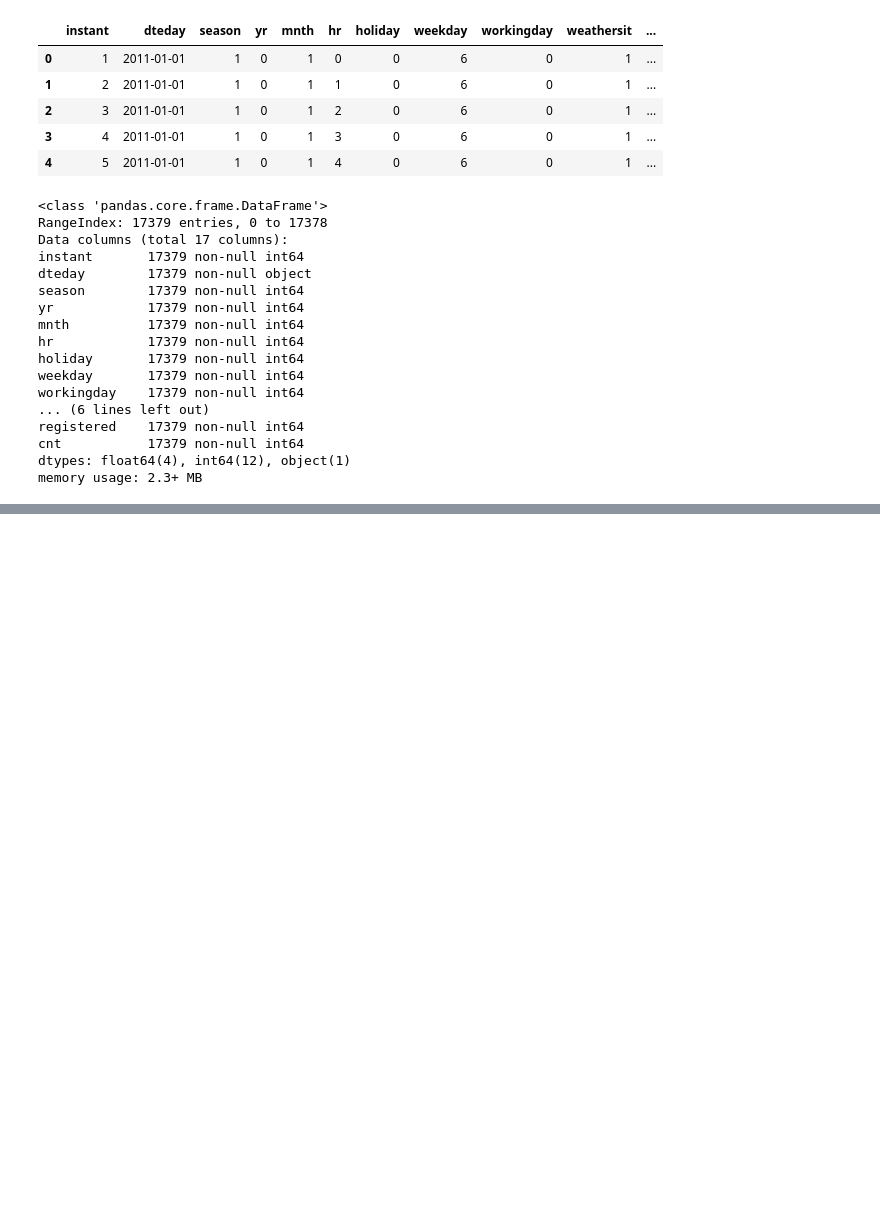
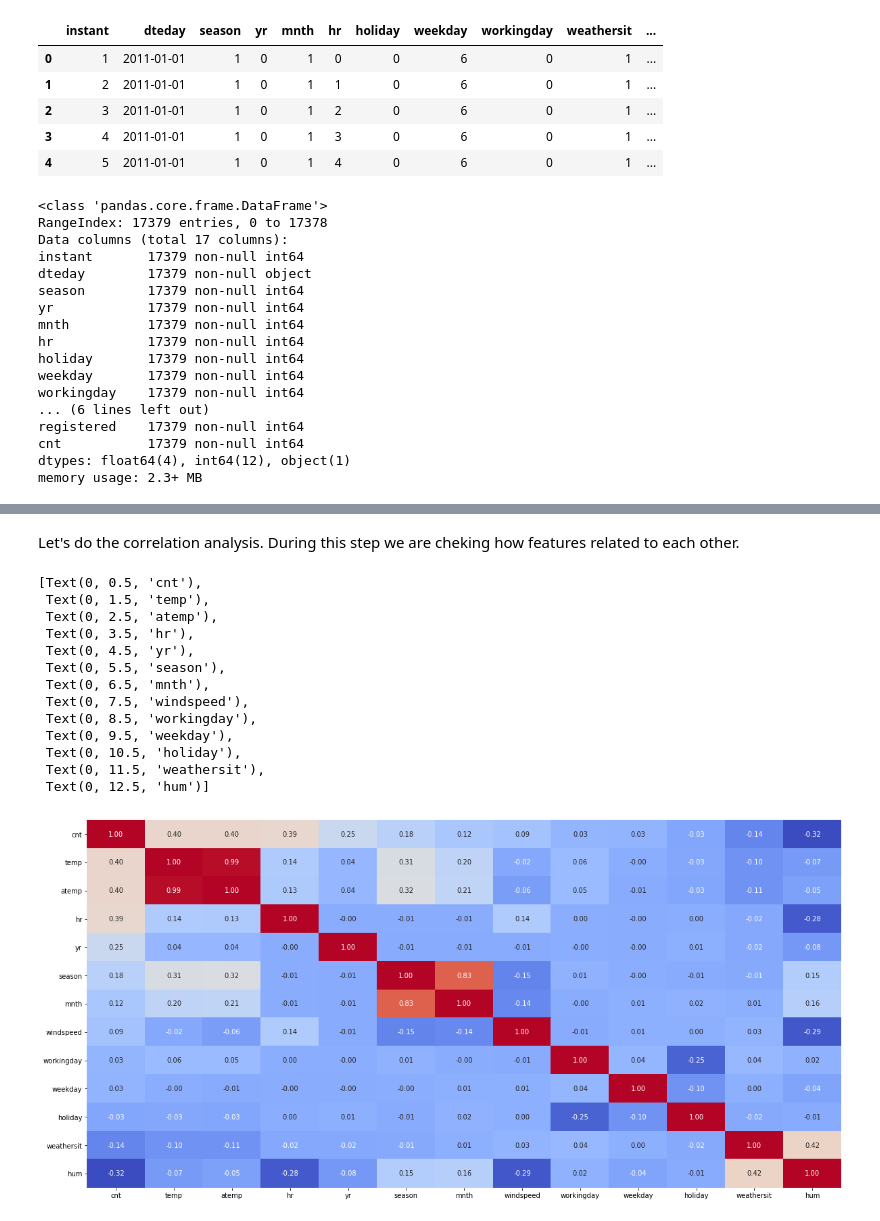
Before and after one commit to rticseto/Bike_Analysis, a Jupyter notebook: Bike_hr_prediction.ipynb, the cells around one changed output, grey strips where cells are left out. Cells and saved outputs as stored; diff of their text form; code cells hidden in the pictures; blank space fills up the shorter version.

```diff
--- a/Bike_hr_prediction.ipynb
+++ b/Bike_hr_prediction.ipynb
@@ -45,11 +54,3 @@ registered    17379 non-null int64
 cnt           17379 non-null int64
 dtypes: float64(4), int64(12), object(1)
 memory usage: 2.3+ MB
-# %%
-df['datetime'] = pd.to_datetime(df['dteday'], format="%Y-%m-%d")
-#df['datetime_utc'] = pd.to_datetime(df['datetime'], utc='True')
-
-df = df.set_index('datetime')
-
-#df.index = df.index.tz_convert(None)
-df.head()
@@ -189,0 +138,26 @@ y =data['cnt'].values
+# %% [markdown]
+Let's do the correlation analysis. During this step we are cheking how features related to each other.
+# %%
+corrMatt = df[["cnt","temp","atemp","hr","yr","season","mnth","windspeed","workingday","weekday","holiday","weathersit","hum"]].corr()
+# %%
+fig, ax = plt.subplots()
+fig.set_size_inches(20,10)
+sb.heatmap(corrMatt, annot=True, fmt='.2f',
+            cmap=plt.get_cmap('coolwarm'), cbar=False, ax=ax)
+ax.set_yticklabels(ax.get_yticklabels(), rotation="horizontal")
+#plt.savefig('corr.png', bbox_inches='tight', pad_inches=0.0)
+# %% [output]
+[Text(0, 0.5, 'cnt'),
+ Text(0, 1.5, 'temp'),
+ Text(0, 2.5, 'atemp'),
+ Text(0, 3.5, 'hr'),
+ Text(0, 4.5, 'yr'),
+ Text(0, 5.5, 'season'),
+ Text(0, 6.5, 'mnth'),
+ Text(0, 7.5, 'windspeed'),
+ Text(0, 8.5, 'workingday'),
+ Text(0, 9.5, 'weekday'),
+ Text(0, 10.5, 'holiday'),
+ Text(0, 11.5, 'weathersit'),
+ Text(0, 12.5, 'hum')]
+[figure, added]
```
Also changed, not shown: parts of 54 cells of this notebook, 2 other files.
